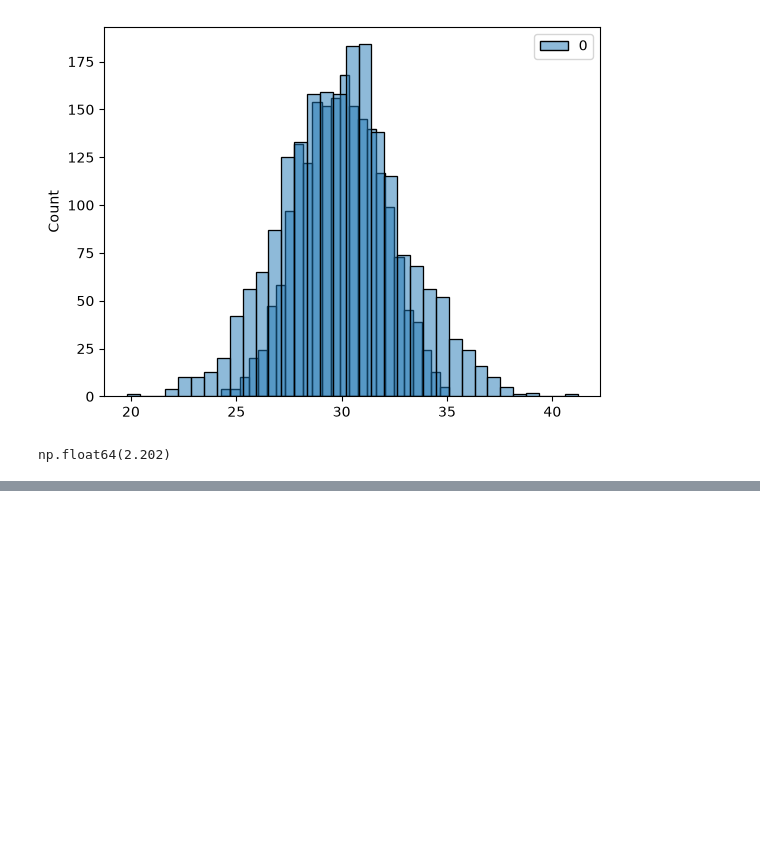
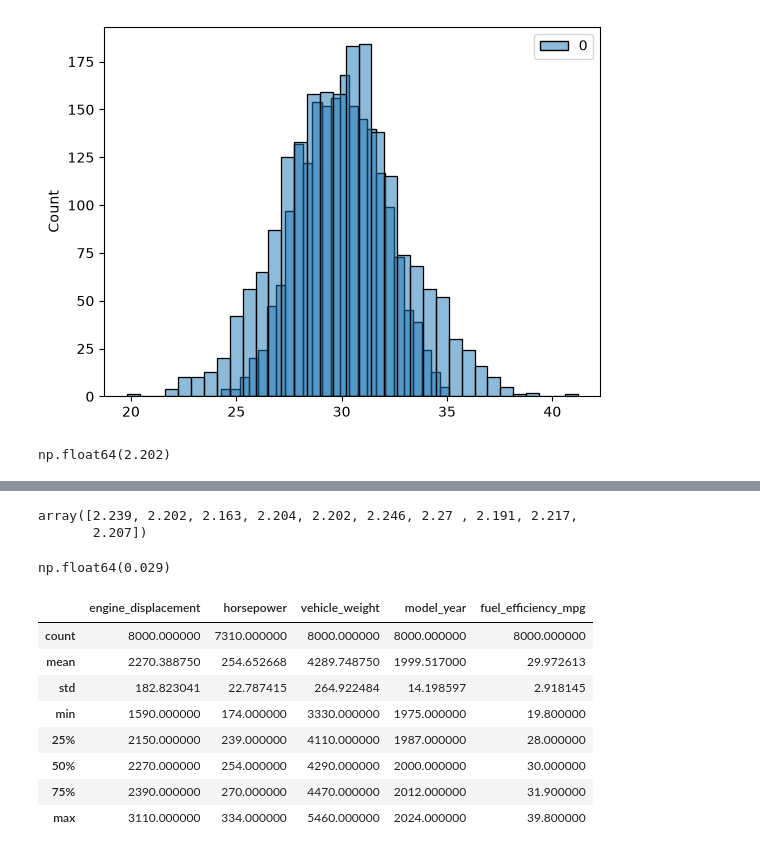
Before and after one commit to BenMarantz/machineLearningZoomcamp26-27, a Jupyter notebook: 02-regression/HW 2.ipynb, the cells around one changed output, grey strips where cells are left out. Saved outputs shown, nothing was run; the diff lists cells and outputs as text; code cells hidden in the pictures; blank space fills up the shorter version.

```diff
--- a/02-regression/HW 2.ipynb
+++ b/02-regression/HW 2.ipynb
@@ -243,12 +278,75 @@ r = [0, 0.01, 0.1, 1, 5, 10, 100]
 #What's the standard deviation of all the scores? To compute the standard deviation, use np.std.
 #Round the result to 3 decimal digits (round(std, 3))
 
-# Start by defining the seeds vector with all the seeds to iterate through.
-seeds = np.array([0, 1, 2, 3, 4, 5, 6, 7, 8, 9])
+# Start by defining seeds with all the seeds to iterate through.
+seeds = [0, 1, 2, 3, 4, 5, 6, 7, 8, 9]
 
-# Next define an NumPy array to store all the RMSE scores from each iteration. Call it scores. Has size 10.
-scores = np.array(np.zeros(10))
-scores
+# Define rmse_five that will store the RMSEs from each iteration
+rmse_five = np.zeros(len(seeds))
+
+# Now for each seed, repeat the process from question 3.1 and store the resulting RMSE to rmse_four
+for i in range(len(seeds)):
+
+    # Split the data with the ith seed
+    split_five = df_split(cars_one, seeds[i])
+    df_train, df_val, df_test = split_five
+
+    # Fill missing values of horsepower with zeroes.
+    df_train.horsepower = df_train.horsepower.fillna(0)
+    df_val.horsepower = df_val.horsepower.fillna(0)
+
+    # Extract X_train, y_train, X_val, and y_val
+    X_train = df_train[features].values
+    y_train = df_train[target].values
+    X_val = df_val[features].values
+    y_val = df_val[target].values
+
+    # Get the linear regression model parameters by calling train_linear_regression on X_train and y_train.
+    w0, w = train_linear_regression(X_train, y_train)
+
+    # Next, get predictions for y_val
+    y_pred = w0 + X_val.dot(w)
+
+    # Calculate RMSE using the validation data. Round to three decimal places and store in rmse_four.
+    rmse_five[i] = round(rmse(y_val, y_pred), 3)
+
+# View the RMSEs
+rmse_five
+# The RMSEs are all pretty close together, between 2.163 and 2.27
+# %% [output]
+array([2.239, 2.202, 2.163, 2.204, 2.202, 2.246, 2.27 , 2.191, 2.217,
+       2.207])
 # %%
-# Now for each seed, repeat the process from question 3.
-# Store the RMSE scores in the scores array.
+# Question 5
+
+# Calculate the standard deviation of the RMSEs. Round to three decimal places.
+std = np.std(rmse_five)
+round(std, 3)
+# Standard deviation of the RMSEs is appx 0.029.
+# %% [output]
+np.float64(0.029)
+# %%
+# Question 6
+# Split the dataset like previously, using seed 9.
+# Combine train and validation datasets.
+# Fill the missing values with 0 and train a model with r=0.001.
+# What's the RMSE on the test dataset?
+
+# Split the dataset like previously, using seed 9.
+split_six = df_split(cars_one, 9)
+df_train, df_val, df_test = split_six
+
+# Combine train and validation datasets.
+df_train_new = pd.concat([df_train, df_val])
+df_train_new.describe()
+# The combined data has the correct number of rows - 8000, which is 80% of the overall 10000.
+# %% [output]
+|  | engine_displacement | horsepower | vehicle_weight | model_year | fuel_efficiency_mpg |
+| count | 8000.000000 | 7310.000000 | 8000.000000 | 8000.000000 | 8000.000000 |
+| mean | 2270.388750 | 254.652668 | 4289.748750 | 1999.517000 | 29.972613 |
+| std | 182.823041 | 22.787415 | 264.922484 | 14.198597 | 2.918145 |
+| min | 1590.000000 | 174.000000 | 3330.000000 | 1975.000000 | 19.800000 |
+| 25% | 2150.000000 | 239.000000 | 4110.000000 | 1987.000000 | 28.000000 |
+| 50% | 2270.000000 | 254.000000 | 4290.000000 | 2000.000000 | 30.000000 |
+| 75% | 2390.000000 | 270.000000 | 4470.000000 | 2012.000000 | 31.900000 |
+| max | 3110.000000 | 334.000000 | 5460.000000 | 2024.000000 | 39.800000 |
```
Also changed, not shown: parts of 5 cells of this notebook.
